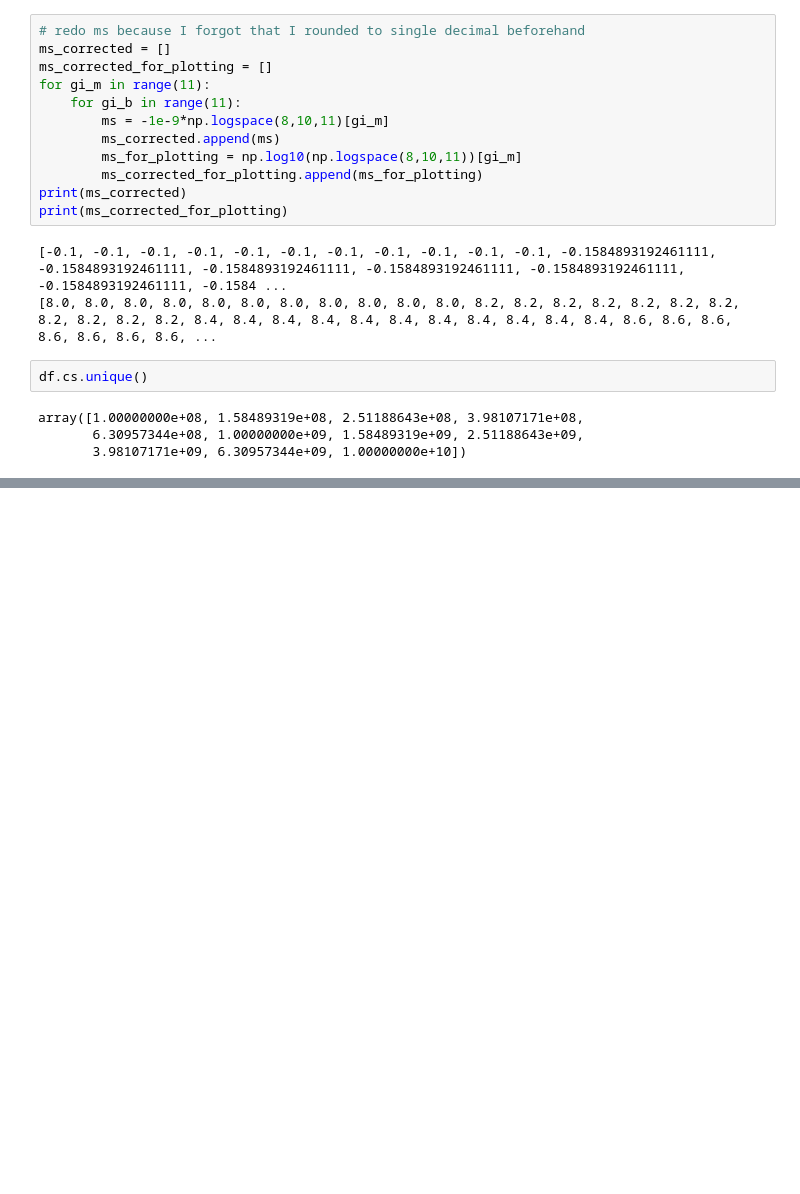
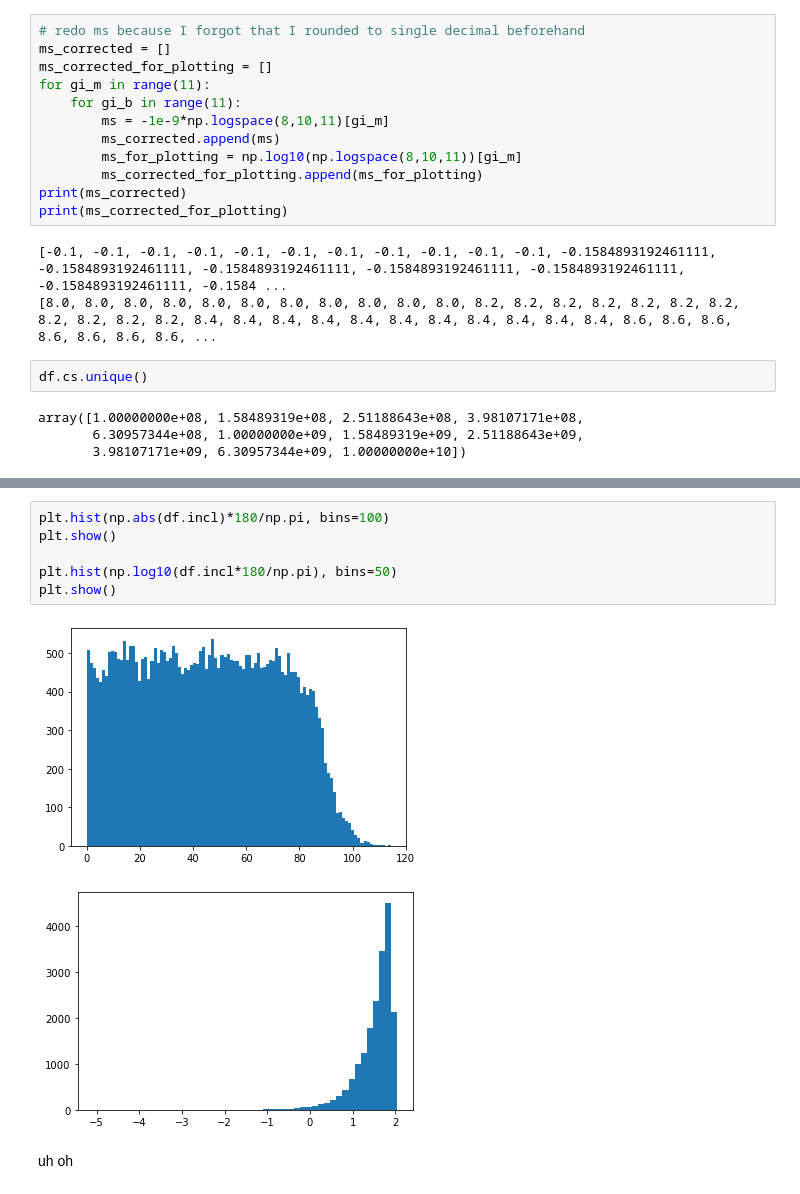
Before and after one commit to exoclam/sculpting, a Jupyter notebook: hipergator/analyze-hipergator-van-eylen.ipynb, the cells around one changed output, grey strips where cells are left out. Cells and saved outputs as stored; diff of their text form; blank space fills up the shorter version.

```diff
--- a/hipergator/analyze-hipergator-van-eylen.ipynb
+++ b/hipergator/analyze-hipergator-van-eylen.ipynb
@@ -110,0 +211,11 @@ plt.show()
+# %%
+plt.hist(np.abs(df.incl)*180/np.pi, bins=100)
+plt.show()
+
+plt.hist(np.log10(df.incl*180/np.pi), bins=50)
+plt.show()
+# %% [output]
+[figure, added]
+[figure, added]
+# %% [markdown]
+uh oh
```
Also changed, not shown: parts of 9 cells of this notebook, 6 other files.
